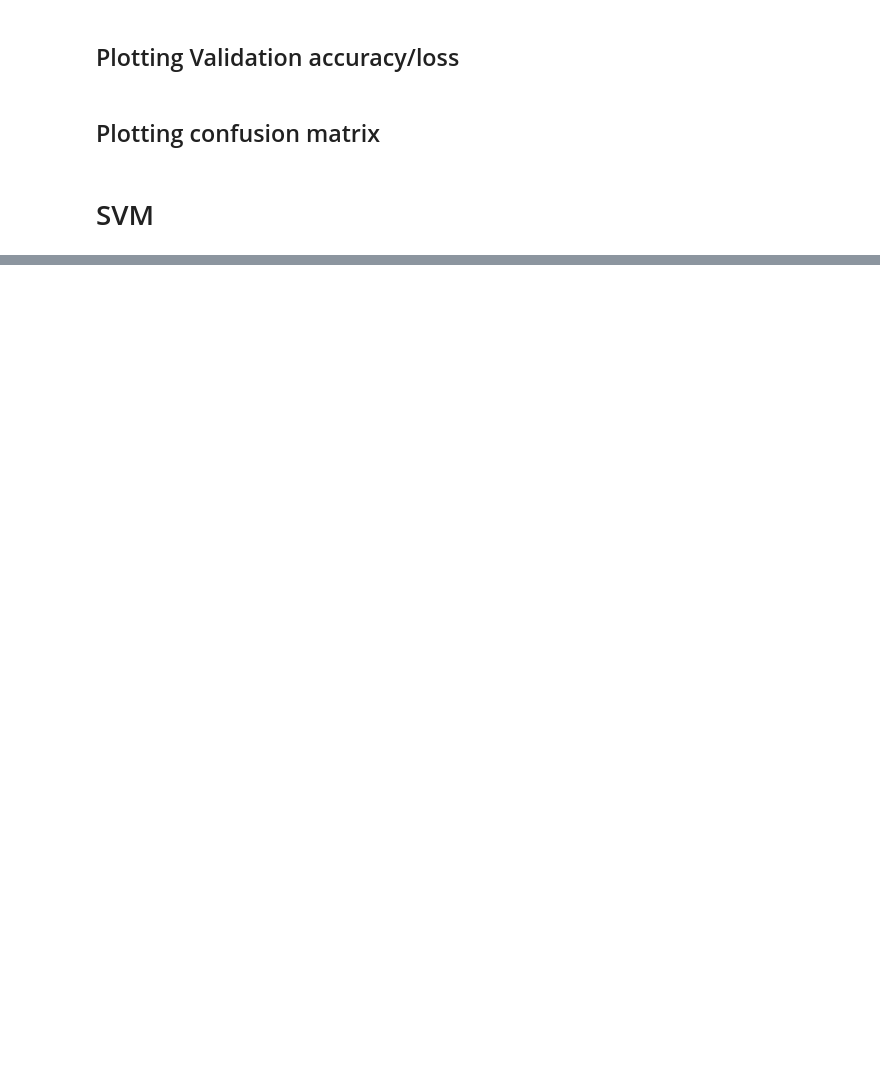
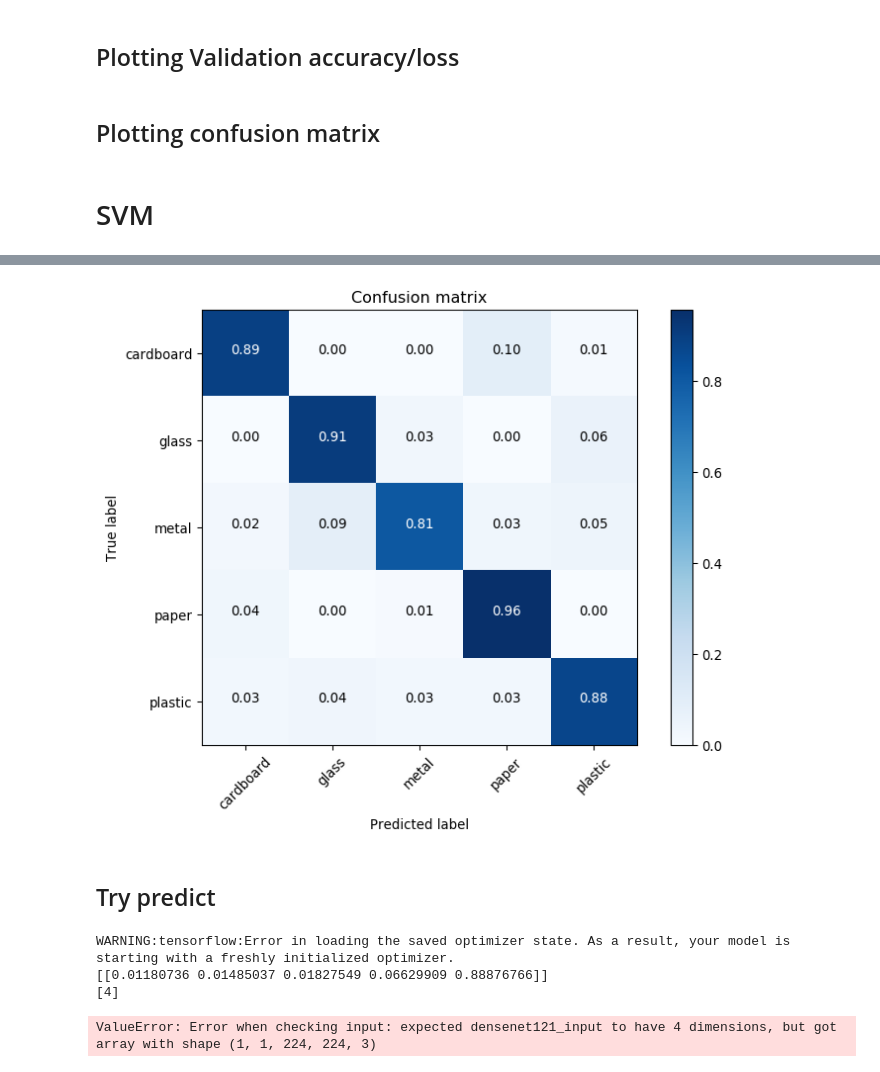
Before and after one commit to cric96/trash-tensorflow, a Jupyter notebook: Notebook-Tensorflow.ipynb, the cells around one changed output, grey strips where cells are left out. Cells and saved outputs as stored; diff of their text form; code cells hidden in the pictures; blank space fills up the shorter version.

Commit message:
trying to predict with SMV

```diff
--- a/Notebook-Tensorflow.ipynb
+++ b/Notebook-Tensorflow.ipynb
@@ -312,0 +298,7 @@ base_model_extractor = tf.keras.applications.densenet.DenseNet121(
+# %%
+# create from all dataset, the svm split into training and test sets
+train_svm_generator = train_datagen.flow_from_directory(
+    directory='dataset\\v2',
+    class_mode = 'categorical',
+    target_size = (width_image, height_image),
+    batch_size = 1)
@@ -312,0 +307,2 @@ base_model_extractor = tf.keras.applications.densenet.DenseNet121(
+# %%
+features, labels = extract_features(train_svm_generator, model, size=len(train_svm_generator))
@@ -392,4 +390,35 @@ train_svm_generator = train_datagen.flow_from_directory(
-# %%
-features, labels = extract_features(train_svm_generator, base_model_extractor, size=len(train_svm_generator))
-# %%
-train_svm_classifer(features, labels, 'aa.bo')
+# %%
+plot_confusion_matrix(y_test, y_predict, labels)
+# %% [output]
+[figure, added]
+# %% [markdown]
+## Try predict
+# %%
+from keras.preprocessing import image
+
+model_prediction = keras.models.load_model('.\\saved_model\\adam_densnet121_fine_tuning.h5')
+model_prediction.compile(optimizer='adam',loss='categorical_crossentropy',metrics=['accuracy'])
+
+x = image.load_img('metal.jpg', target_size=(width_image, height_image))
+x = image.img_to_array(x)
+x = x.reshape((1,) + x.shape)
+x = x/255.
+
+print(model_prediction.predict(x))
+print(model_prediction.predict_classes(x, batch_size=1))
+# %% [output]
+WARNING:tensorflow:Error in loading the saved optimizer state. As a result, your model is starting with a freshly initialized optimizer.
+[[0.01180736 0.01485037 0.01827549 0.06629909 0.88876766]]
+[4]
+# %%
+x = image.load_img('metal.jpg', target_size=(width_image, height_image))
+x = image.img_to_array(x)
+x = x.reshape((1,) + x.shape)
+x = x/255.
+feature = model.predict(img)
+print(feature.shape)
+
+y_predict=clf.predict(np.squeeze(img))
+print(y_predict)
+# %% [output]
+ValueError: Error when checking input: expected densenet121_input to have 4 dimensions, but got array with shape (1, 1, 224, 224, 3)
```
Also changed, not shown: parts of 14 cells of this notebook.
